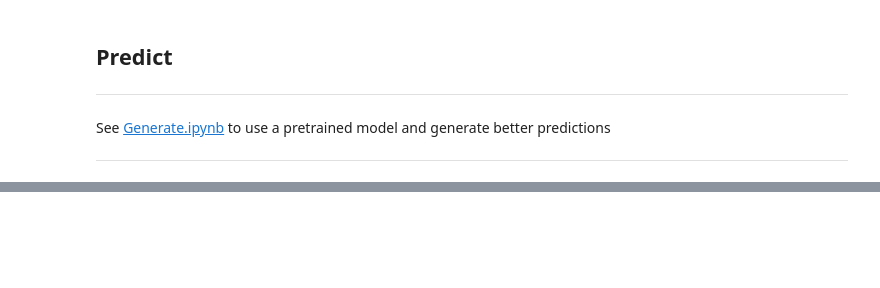
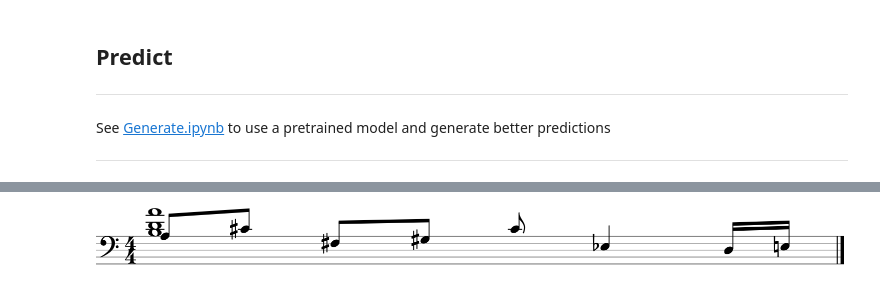
Before and after one commit to bearpelican/musicautobot, a Jupyter notebook: notebooks/multitask_transformer/Train.ipynb, the cells around one changed output, grey strips where cells are left out. Drawn from its saved outputs; the diff is of its cells as text; code cells hidden in the pictures; blank space fills up the shorter version.

```diff
--- a/notebooks/multitask_transformer/Train.ipynb
+++ b/notebooks/multitask_transformer/Train.ipynb
@@ -166,2 +201,3 @@ pred_melody = s2s_predict_from_midi(learn, midi_file, n_words=20, seed_len=4, pr
 # %%
-pred_notes = mask_predict_from_midi(learn, midi_file, n_words=20, predict_notes=True); pred_notes.show()
+pred_notes = mask_predict_from_midi(learn, midi_file, predict_notes=True); pred_notes.show()
+# %% [output]
@@ -167,0 +205 @@ pred_notes = mask_predict_from_midi(learn, midi_file, n_words=20, predict_notes=
+[figure, added]
```
Also changed, not shown: parts of 8 cells of this notebook, 5 other files.
